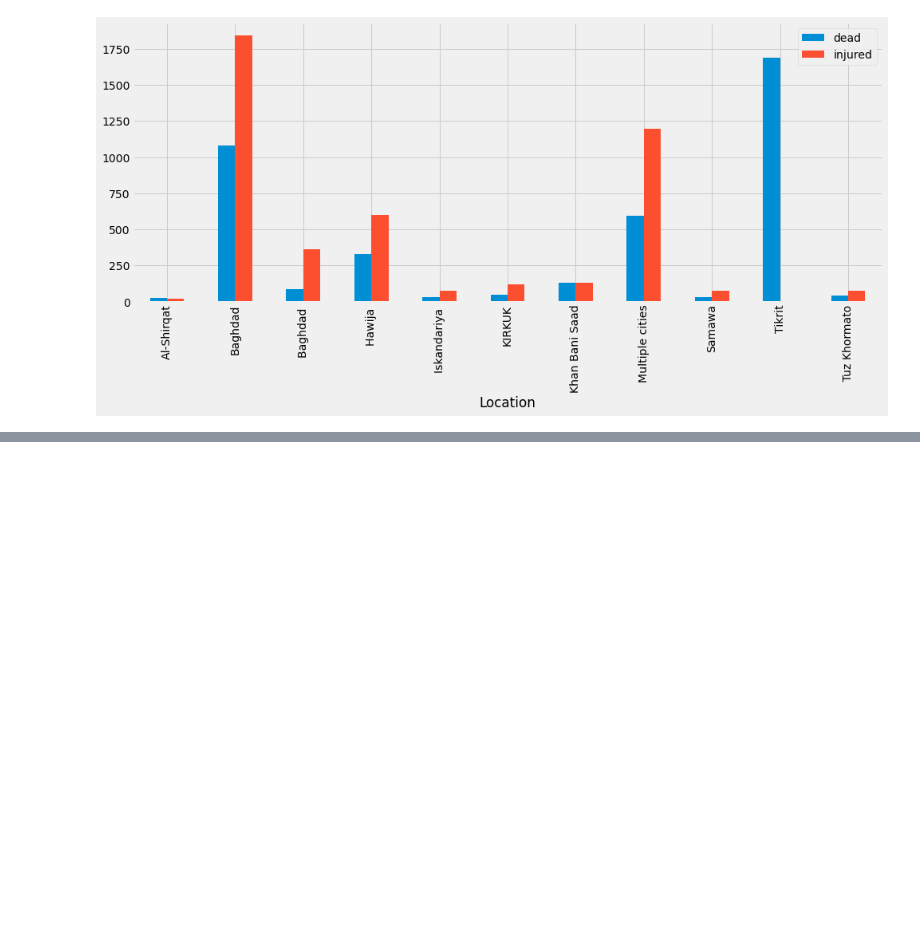
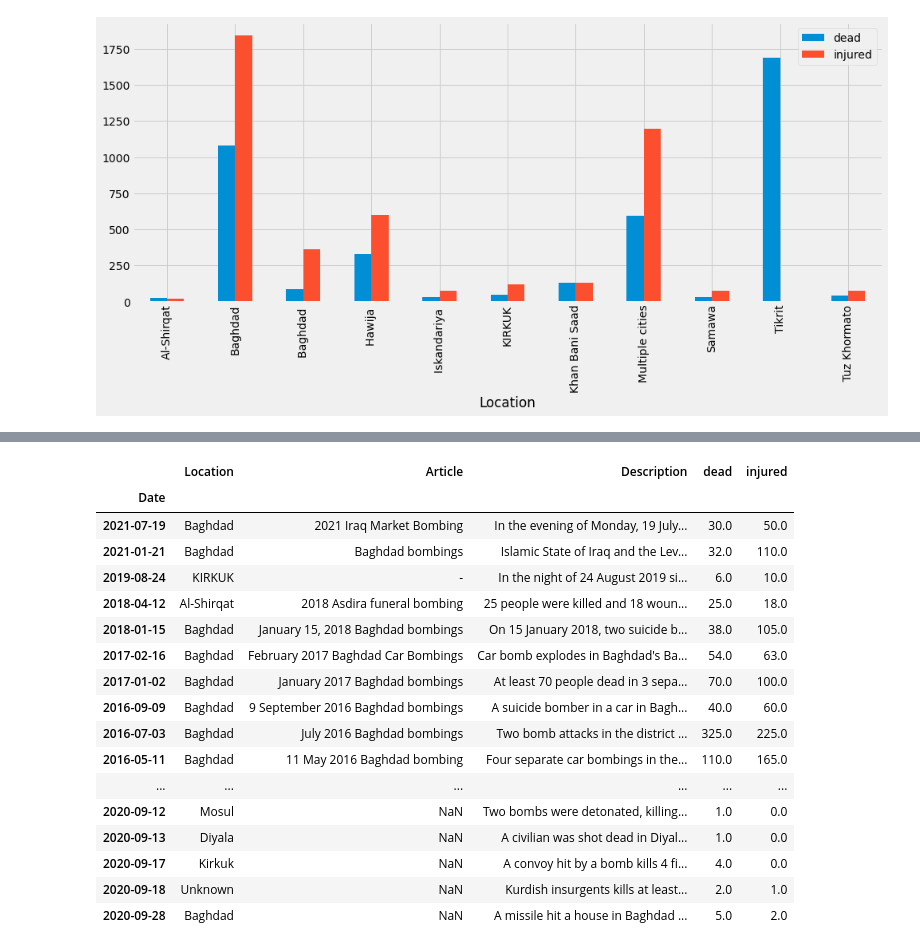
Before and after one commit to OmdenaAI/omdena-iraq-gun-violence, a Jupyter notebook: src/tasks/task-6-data-visualization-documentation/code/Razvan - Visualizations practice.ipynb, the cells around one changed output, grey strips where cells are left out. Cells and saved outputs as stored; diff of their text form; code cells hidden in the pictures; blank space fills up the shorter version.

```diff
--- a/src/tasks/task-6-data-visualization-documentation/code/Razvan - Visualizations practice.ipynb
+++ b/src/tasks/task-6-data-visualization-documentation/code/Razvan - Visualizations practice.ipynb
@@ -161,0 +224,22 @@ attacks_df.groupby('Location').sum().plot(kind = 'bar')
+# %%
+updated_at = attacks_df.append(attacks2020)
+updated_at
+# %% [output]
+|  | Location | Article | Description | dead | injured |
+| Date |  |  |  |  |  |
+| 2021-07-19 | Baghdad | 2021 Iraq Market Bombing | In the evening of Monday, 19 July... | 30.0 | 50.0 |
+| 2021-01-21 | Baghdad | Baghdad bombings | Islamic State of Iraq and the Lev... | 32.0 | 110.0 |
+| 2019-08-24 | KIRKUK | - | In the night of 24 August 2019 si... | 6.0 | 10.0 |
+| 2018-04-12 | Al-Shirqat | 2018 Asdira funeral bombing | 25 people were killed and 18 woun... | 25.0 | 18.0 |
+| 2018-01-15 | Baghdad | January 15, 2018 Baghdad bombings | On 15 January 2018, two suicide b... | 38.0 | 105.0 |
+| 2017-02-16 | Baghdad | February 2017 Baghdad Car Bombings | Car bomb explodes in Baghdad's Ba... | 54.0 | 63.0 |
+| 2017-01-02 | Baghdad | January 2017 Baghdad bombings | At least 70 people dead in 3 sepa... | 70.0 | 100.0 |
+| 2016-09-09 | Baghdad | 9 September 2016 Baghdad bombings | A suicide bomber in a car in Bagh... | 40.0 | 60.0 |
+| 2016-07-03 | Baghdad | July 2016 Baghdad bombings | Two bomb attacks in the district ... | 325.0 | 225.0 |
+| 2016-05-11 | Baghdad | 11 May 2016 Baghdad bombing | Four separate car bombings in the... | 110.0 | 165.0 |
+| ... | ... | ... | ... | ... | ... |
+| 2020-09-12 | Mosul | NaN | Two bombs were detonated, killing... | 1.0 | 0.0 |
+| 2020-09-13 | Diyala | NaN | A civilian was shot dead in Diyal... | 1.0 | 0.0 |
+| 2020-09-17 | Kirkuk | NaN | A convoy hit by a bomb kills 4 fi... | 4.0 | 0.0 |
+| 2020-09-18 | Unknown | NaN | Kurdish insurgents kills at least... | 2.0 | 1.0 |
+| 2020-09-28 | Baghdad | NaN | A missile hit a house in Baghdad ... | 5.0 | 2.0 |
```
Also changed, not shown: parts of 12 cells of this notebook, 3 other files.
